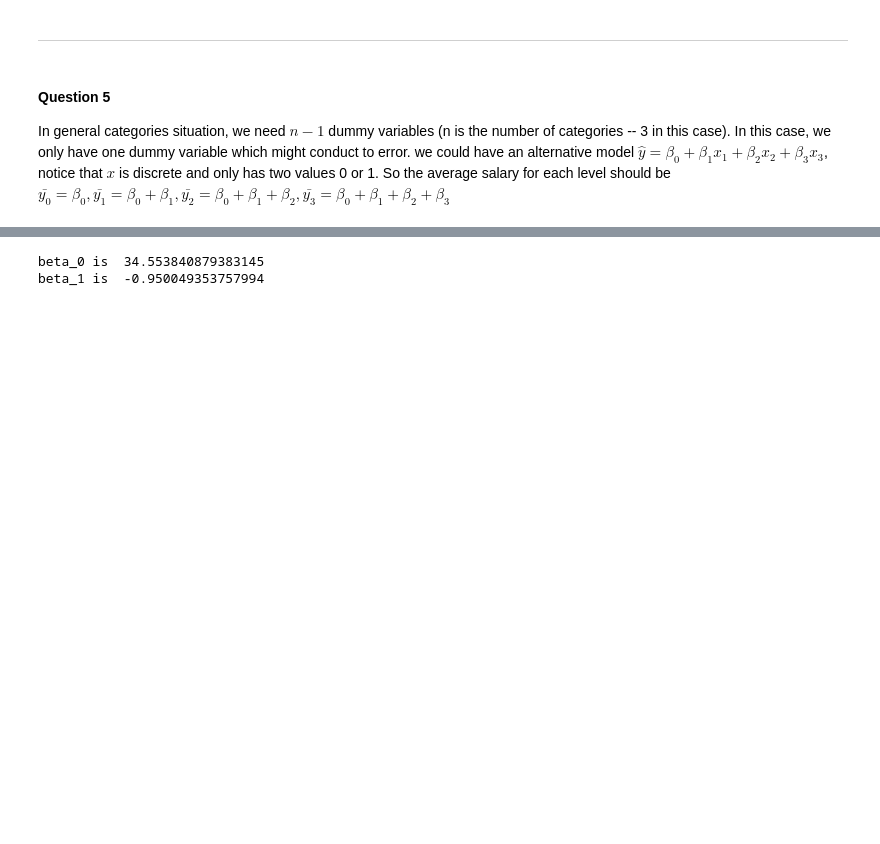
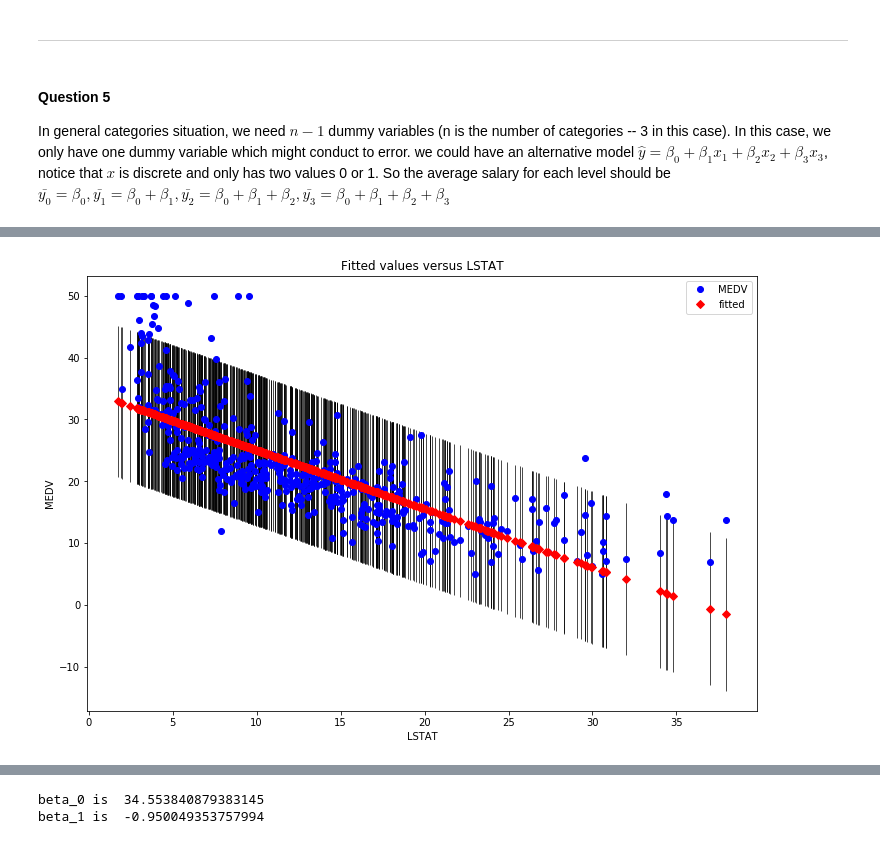
Before and after one commit to Sherwen2333/CSE353, a Jupyter notebook: cse353hw1.ipynb, the cells around one changed output, grey strips where cells are left out. Drawn from its saved outputs; the diff is of its cells as text; code cells hidden in the pictures; blank space fills up the shorter version.

```diff
--- a/cse353hw1.ipynb
+++ b/cse353hw1.ipynb
@@ -117,0 +235,5 @@ we could have an alternative model $\hat{y}=\beta_0+\beta_1x_1+\beta_2x_2+\beta_
+# %%
+fig, ax = plt.subplots(figsize=(12, 8))
+fig = sm.graphics.plot_fit(model, "LSTAT", ax=ax)
+# %% [output]
+[figure, added]
```
Also changed, not shown: parts of 18 cells of this notebook.
